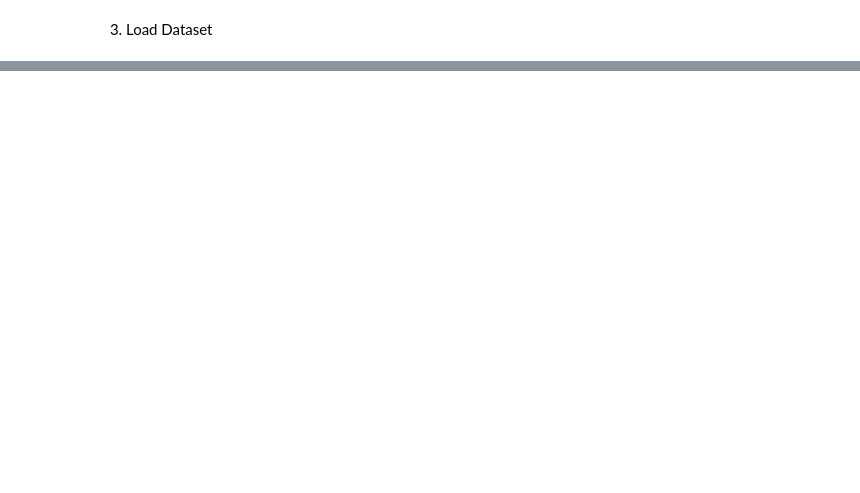
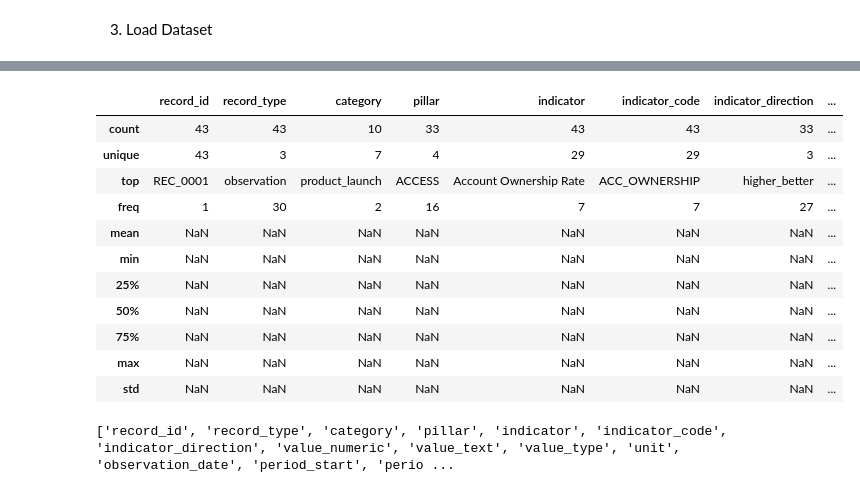
Before and after one commit to Lalisecf/ethiopia-fi-forecast-week11, a Jupyter notebook: notebooks/task1_data_exploration.ipynb, the cells around one changed output, grey strips where cells are left out. Cells and saved outputs as stored; diff of their text form; code cells hidden in the pictures; blank space fills up the shorter version.

Commit message:
Explore unified schema and reference codes

```diff
--- a/notebooks/task1_data_exploration.ipynb
+++ b/notebooks/task1_data_exploration.ipynb
@@ -30,6 +63,17 @@ REFERENCE_FILE = RAW_DATA / "reference_codes.csv"
 # %%
-df = pd.read_csv(DATA_FILE)
-reference = pd.read_csv(REFERENCE_FILE)
+excel_file = "../data/raw/ethiopia_fi_unified_data.xlsx"
 
-print(df.shape)
-print(reference.shape)
+# Main data sheet
+df = pd.read_excel(
+    excel_file,
+    sheet_name="ethiopia_fi_unified_data"
+)
+
+# Impact links sheet
+impact_links = pd.read_excel(
+    excel_file,
+    sheet_name="Impact_sheet"
+)
+
+# Reference codes
+reference = pd.read_csv("../data/raw/reference_codes.csv")
@@ -38,0 +159,19 @@ print(reference.shape)
+# %%
+df.describe(include="all")
+# %% [output]
+|  | record_id | record_type | category | pillar | indicator | indicator_code | indicator_direction | ... |
+| count | 43 | 43 | 10 | 33 | 43 | 43 | 33 | ... |
+| unique | 43 | 3 | 7 | 4 | 29 | 29 | 3 | ... |
+| top | REC_0001 | observation | product_launch | ACCESS | Account Ownership Rate | ACC_OWNERSHIP | higher_better | ... |
+| freq | 1 | 30 | 2 | 16 | 7 | 7 | 27 | ... |
+| mean | NaN | NaN | NaN | NaN | NaN | NaN | NaN | ... |
+| min | NaN | NaN | NaN | NaN | NaN | NaN | NaN | ... |
+| 25% | NaN | NaN | NaN | NaN | NaN | NaN | NaN | ... |
+| 50% | NaN | NaN | NaN | NaN | NaN | NaN | NaN | ... |
+| 75% | NaN | NaN | NaN | NaN | NaN | NaN | NaN | ... |
+| max | NaN | NaN | NaN | NaN | NaN | NaN | NaN | ... |
+| std | NaN | NaN | NaN | NaN | NaN | NaN | NaN | ... |
+# %%
+print(df.columns.tolist())
+# %% [output]
+['record_id', 'record_type', 'category', 'pillar', 'indicator', 'indicator_code', 'indicator_direction', 'value_numeric', 'value_text', 'value_type', 'unit', 'observation_date', 'period_start', 'perio ...
```
Also changed, not shown: parts of 15 cells of this notebook.
